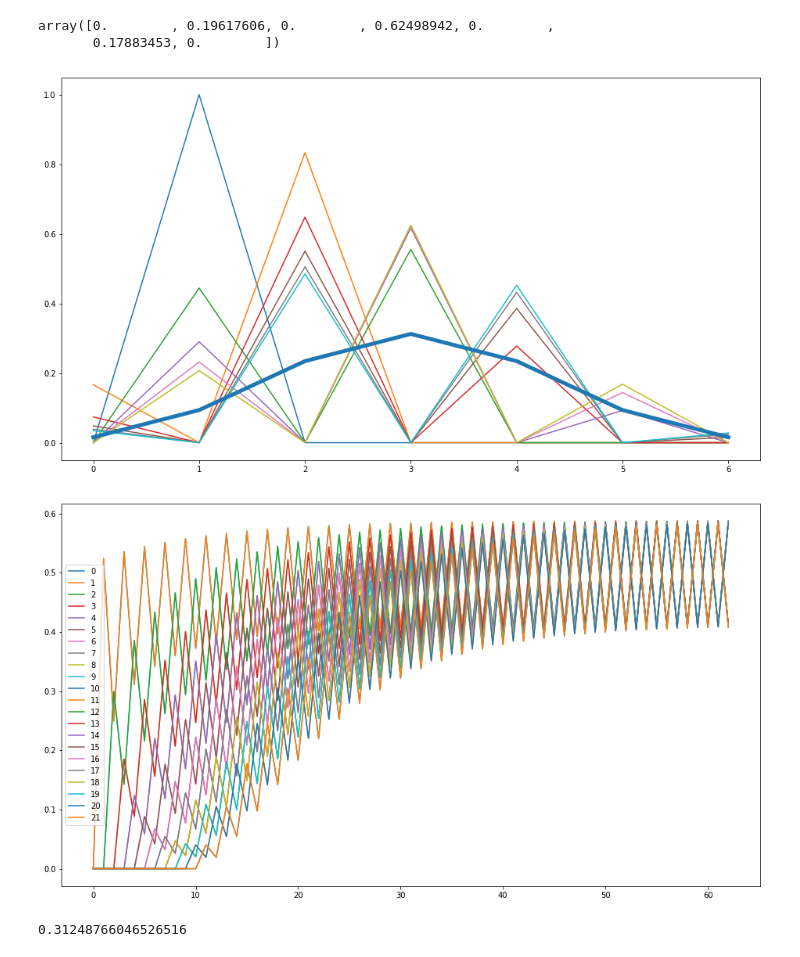
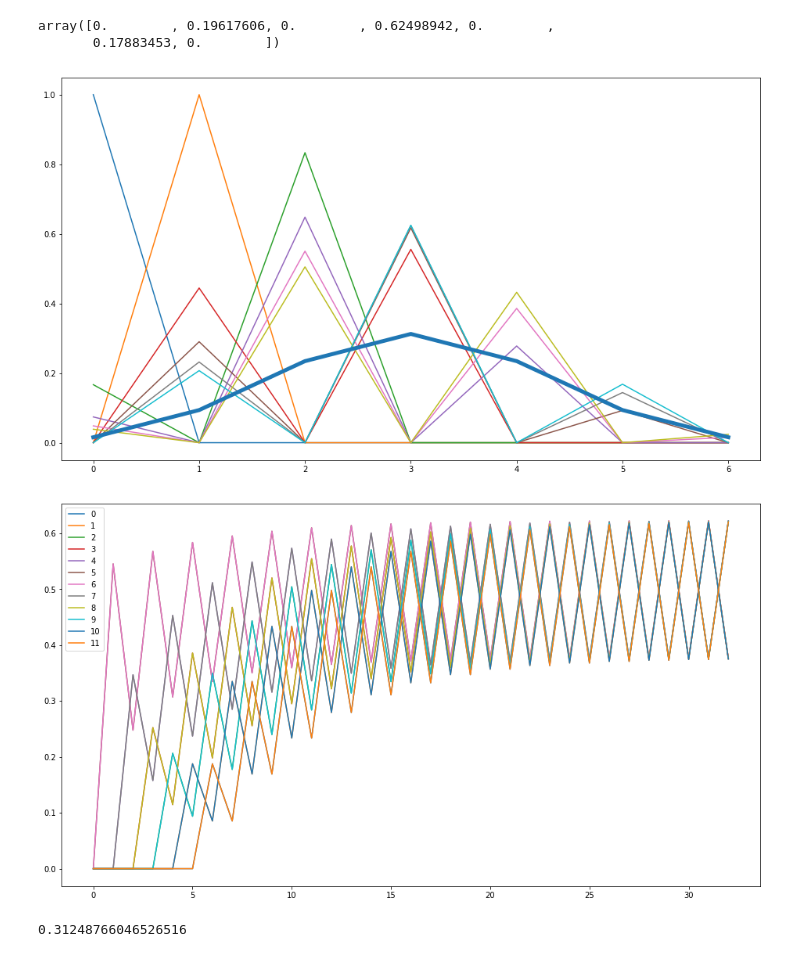
Before and after one commit to lukasgeyrhofer/flippingbits, a Jupyter notebook: dynamics.ipynb, the cells around one changed output. Saved outputs shown, nothing was run; the diff lists cells and outputs as text; code cells hidden in the pictures.

```diff
--- a/dynamics.ipynb
+++ b/dynamics.ipynb
@@ -44,7 +44,7 @@ array([0.        , 0.19617606, 0.        , 0.62498942, 0.        ,
 # %%
 # ProbDistr of states iterated
 
-q = deltastart(1,6)
+q = deltastart(0,6)
 maxsteps = 10
 for i in range(maxsteps):
     plt.plot(q)
@@ -52,20 +52,20 @@ for i in range(maxsteps):
 plt.plot(binomdistr(6),lw = 5)
 plt.show()
 # %% [output]
-[figure, old version]
+[figure, new version]
 # %%
 # Probability of flip depending on initial state
 
-k = 21
+k = 11
 lgnd = []
 for i in range(k+1):
     p = np.array([probflipping(i,s,k) for s in range(3*k)])
     plt.plot(p)
     lgnd.append(i)
 plt.legend(lgnd)
 plt.show()
 # %% [output]
-[figure, old version]
+[figure, new version]
 # %%
 probflipping(1,21,5)
 # %% [output]
```
Also changed, not shown: parts of 4 cells of this notebook.
